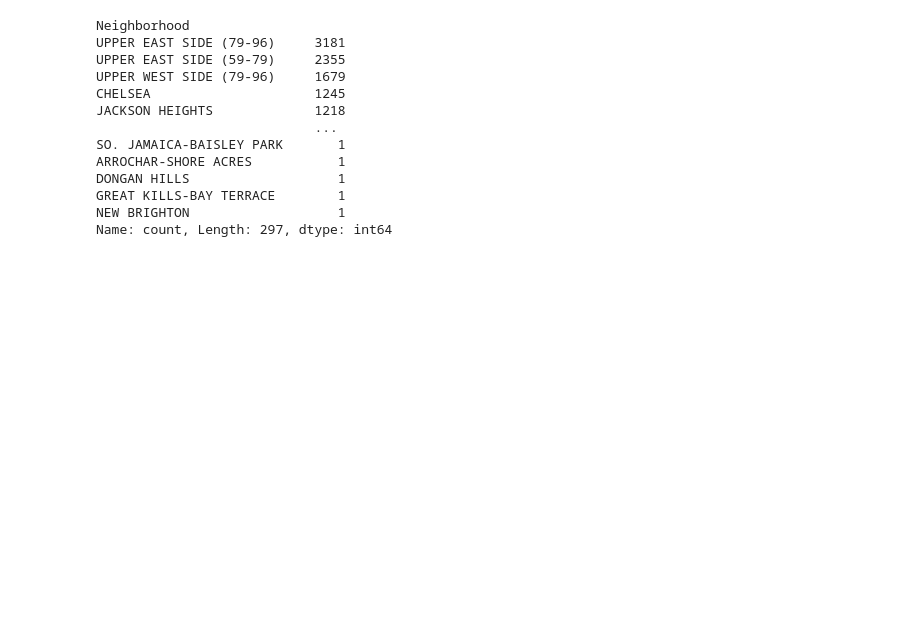
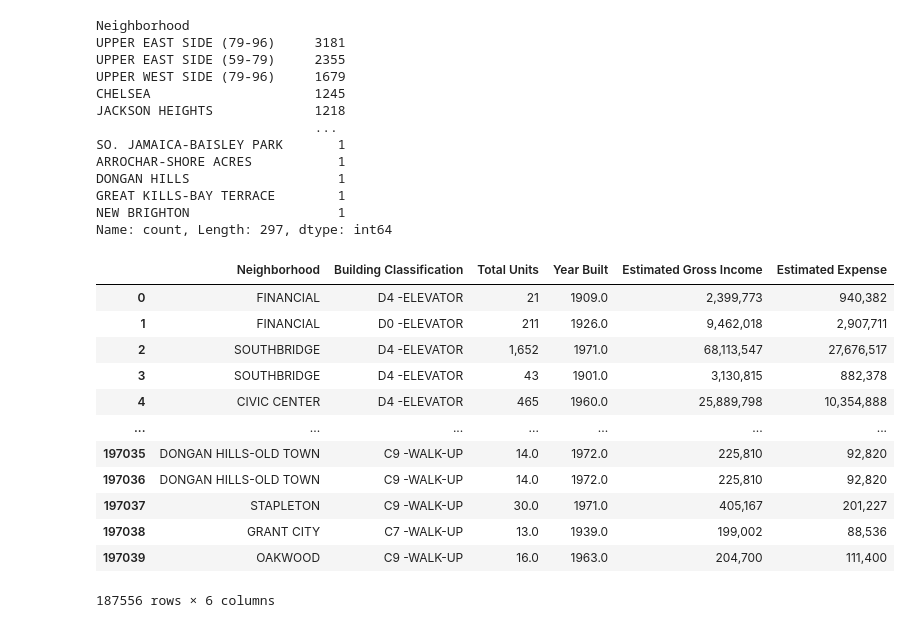
Before and after one commit to nicholas1304-dotcom/Data-for-a-better-NYC, a Jupyter notebook: Rental_income.ipynb, the cells around one changed output. Cells and saved outputs as stored; diff of their text form; code cells hidden in the pictures; blank space fills up the shorter version.

```diff
--- a/Rental_income.ipynb
+++ b/Rental_income.ipynb
@@ -72,5 +72,80 @@ DONGAN HILLS                   1
 GREAT KILLS-BAY TERRACE        1
 NEW BRIGHTON                   1
 Name: count, Length: 297, dtype: int64
+# %%
+import pandas as pd
+
+# Set 0: Base columns without numbers
+set0 = ri[
+    [
+        "Neighborhood",
+        "Building Classification",
+        "Total Units",
+        "Year Built",
+        "Estimated Gross Income",
+        "Estimated Expense",
+    ]
+]
+
+# Set 1: Columns ending in 1
+set1 = ri[
+    [
+        "Neighborhood 1",
+        "Building Classification 1",
+        "Total Units 1",
+        "Year Built 1",
+        "Estimated Gross Income 1",
+        "Estimated Expense 1",
+    ]
+].rename(columns=lambda x: x.rstrip(" 1"))
+
+# Set 2: Columns ending in 2
+set2 = ri[
+    [
+        "Neighborhood 2",
+        "Building Classification 2",
+        "Total Units 2",
+        "Year Built 2",
+        "Estimated Gross Income 2",
+        "Estimated Expense 2",
+    ]
+].rename(columns=lambda x: x.rstrip(" 2"))
+
+# Set 3: Columns ending in 3
+set3 = ri[
+    [
+        "Neighborhood 3",
+        "Building Classification 3",
+        "Total Units 3",
+        "Year Built 3",
+        "Estimated Gross Income 3",
+        "Estimated Expense 3",
+    ]
+].rename(columns=lambda x: x.rstrip(" 3"))
+
+# Stack all four horizontal sets into one single vertical table
+stacked_ri = pd.concat([set0, set1, set2, set3], axis=0, ignore_index=True)
+
+# Drop rows where the Neighborhood is blank (cleans up any empty column blocks)
+stacked_ri = stacked_ri.dropna(subset=["Neighborhood"])
+
+# View your final stacked dataset
+stacked_ri
+
+# AI Disclosure: Used Gemini AI to help me generate the code to create this table from having 60 columns to only 6
+# %% [output]
+|  | Neighborhood | Building Classification | Total Units | Year Built | Estimated Gross Income | Estimated Expense |
+| 0 | FINANCIAL | D4 -ELEVATOR | 21 | 1909.0 | 2,399,773 | 940,382 |
+| 1 | FINANCIAL | D0 -ELEVATOR | 211 | 1926.0 | 9,462,018 | 2,907,711 |
+| 2 | SOUTHBRIDGE | D4 -ELEVATOR | 1,652 | 1971.0 | 68,113,547 | 27,676,517 |
+| 3 | SOUTHBRIDGE | D4 -ELEVATOR | 43 | 1901.0 | 3,130,815 | 882,378 |
+| 4 | CIVIC CENTER | D4 -ELEVATOR | 465 | 1960.0 | 25,889,798 | 10,354,888 |
+| ... | ... | ... | ... | ... | ... | ... |
+| 197035 | DONGAN HILLS-OLD TOWN | C9 -WALK-UP | 14.0 | 1972.0 | 225,810 | 92,820 |
+| 197036 | DONGAN HILLS-OLD TOWN | C9 -WALK-UP | 14.0 | 1972.0 | 225,810 | 92,820 |
+| 197037 | STAPLETON | C9 -WALK-UP | 30.0 | 1971.0 | 405,167 | 201,227 |
+| 197038 | GRANT CITY | C7 -WALK-UP | 13.0 | 1939.0 | 199,002 | 88,536 |
+| 197039 | OAKWOOD | C9 -WALK-UP | 16.0 | 1963.0 | 204,700 | 111,400 |
+187556 rows × 6 columns
 # %%
 target_neighborhoods = ['MOTT HAVEN/PORT MORRIS', 'HUNTS POINT', 'MORRISANIA/LONGWOOD', 'CROTONA PARK']
```
Also changed, not shown: parts of 15 cells of this notebook.
